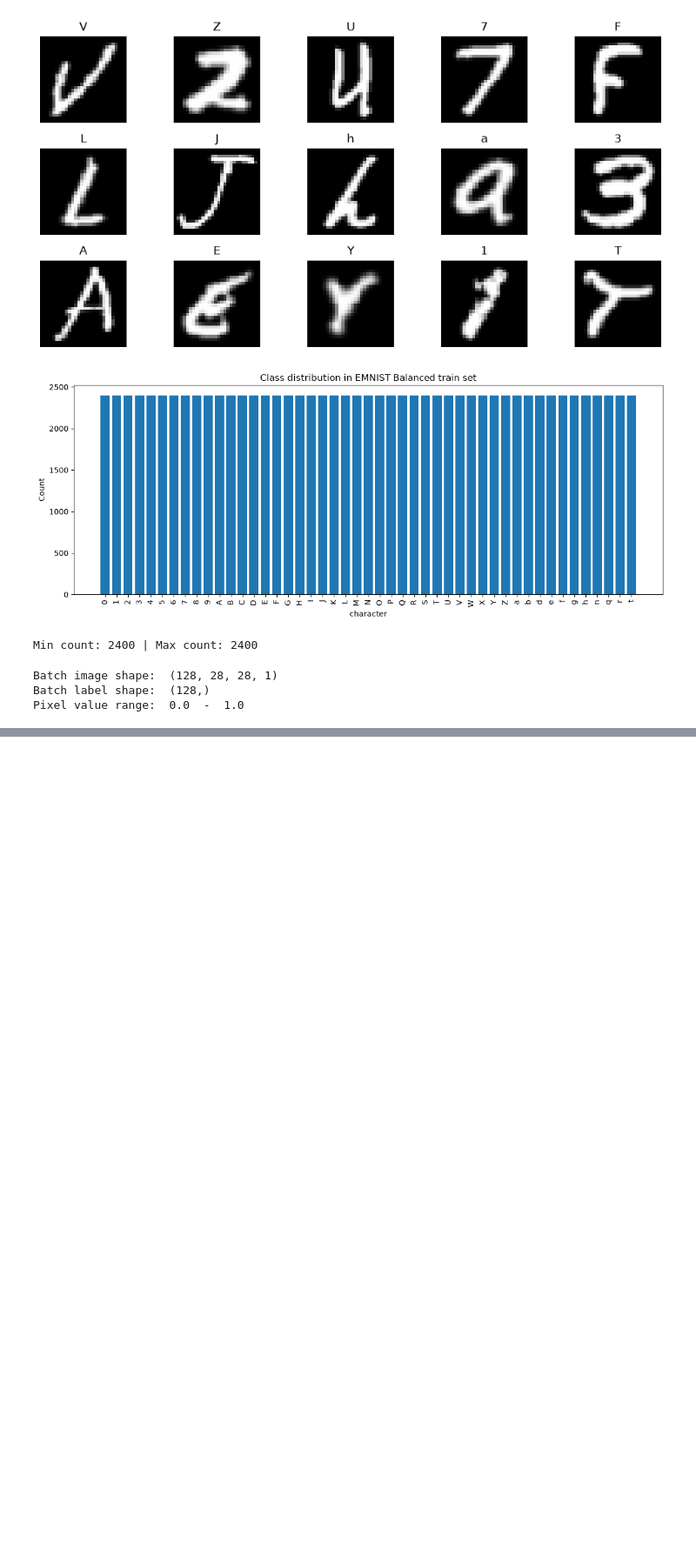
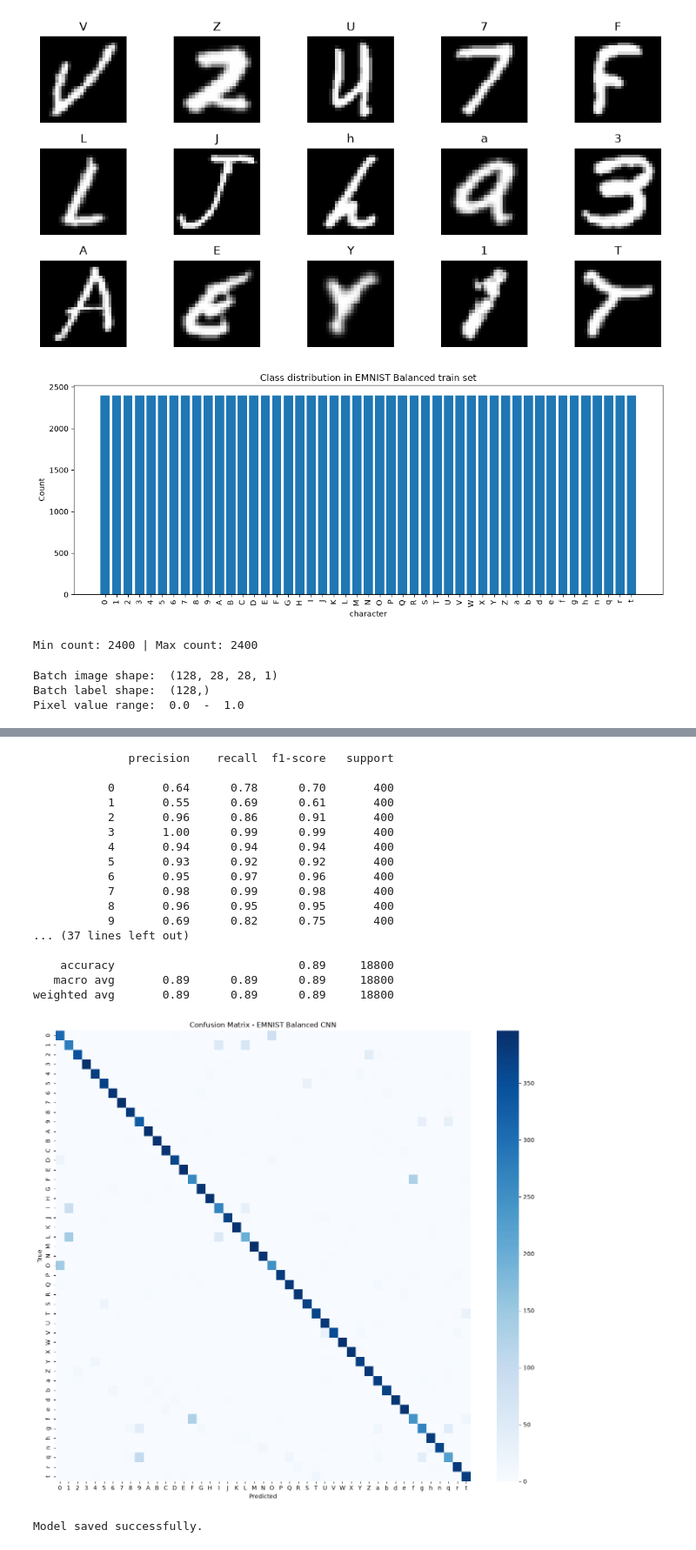
Before and after one commit to hasheem7203/codealpha_tasks, a Jupyter notebook: Task2/notebooks/CNN.ipynb, the cells around one changed output, grey strips where cells are left out. Shown at 87% size. Saved outputs shown, nothing was run; the diff lists cells and outputs as text; code cells hidden in the pictures; blank space fills up the shorter version.

Commit message:
confusion matrix and saving model

```diff
--- a/Task2/notebooks/CNN.ipynb
+++ b/Task2/notebooks/CNN.ipynb
@@ -241,0 +239,50 @@ Test Loss: 0.3470
+# %%
+from sklearn.metrics import confusion_matrix, classification_report
+import seaborn as sns
+
+y_true = []
+y_pred = []
+
+for images, labels in test_data:
+    preds = model.predict(images, verbose=0)
+    y_pred.extend(np.argmax(preds, axis=1))
+    y_true.extend(labels.numpy())
+
+y_true = np.array(y_true)
+y_pred = np.array(y_pred)
+
+print(classification_report(y_true, y_pred, target_names=class_names))
+
+cm = confusion_matrix(y_true, y_pred)
+plt.figure(figsize=(16, 14))
+sns.heatmap(cm, annot=False, cmap='Blues', xticklabels=class_names, yticklabels=class_names)
+plt.xlabel('Predicted')
+plt.ylabel('True')
+plt.title('Confusion Matrix - EMNIST Balanced CNN')
+plt.show()
+# %% [output]
+              precision    recall  f1-score   support
+
+           0       0.64      0.78      0.70       400
+           1       0.55      0.69      0.61       400
+           2       0.96      0.86      0.91       400
+           3       1.00      0.99      0.99       400
+           4       0.94      0.94      0.94       400
+           5       0.93      0.92      0.92       400
+           6       0.95      0.97      0.96       400
+           7       0.98      0.99      0.98       400
+           8       0.96      0.95      0.95       400
+           9       0.69      0.82      0.75       400
+... (37 lines left out)
+
+    accuracy                           0.89     18800
+   macro avg       0.89      0.89      0.89     18800
+weighted avg       0.89      0.89      0.89     18800
+[figure, added]
+# %%
+import os
+os.makedirs('../models', exist_ok=True)
+model.save('../models/emnist_cnn.keras')
+print("Model saved successfully.")
+# %% [output]
+Model saved successfully.
```
Also changed, not shown: parts of 5 cells of this notebook, 1 other file.
